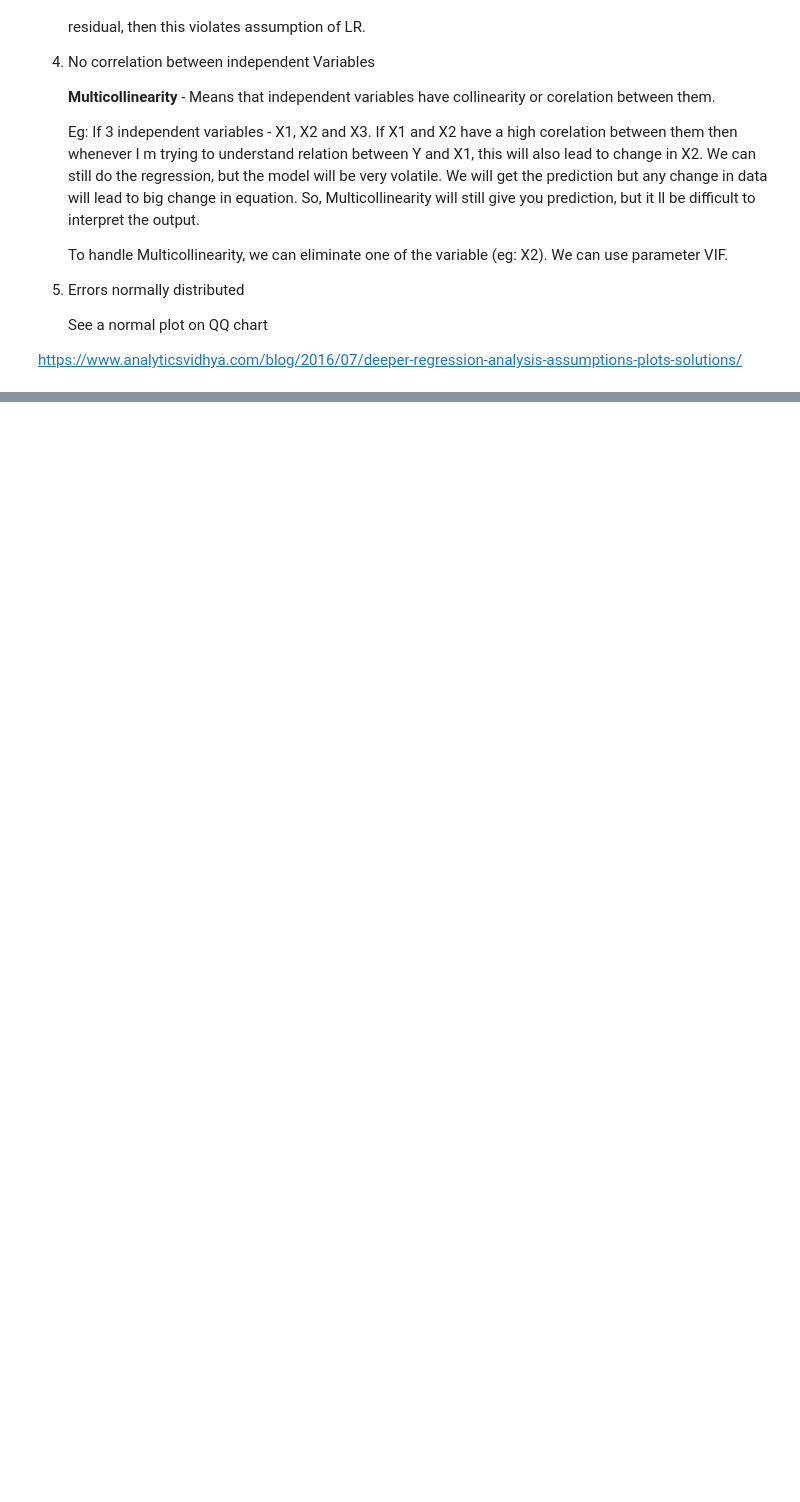
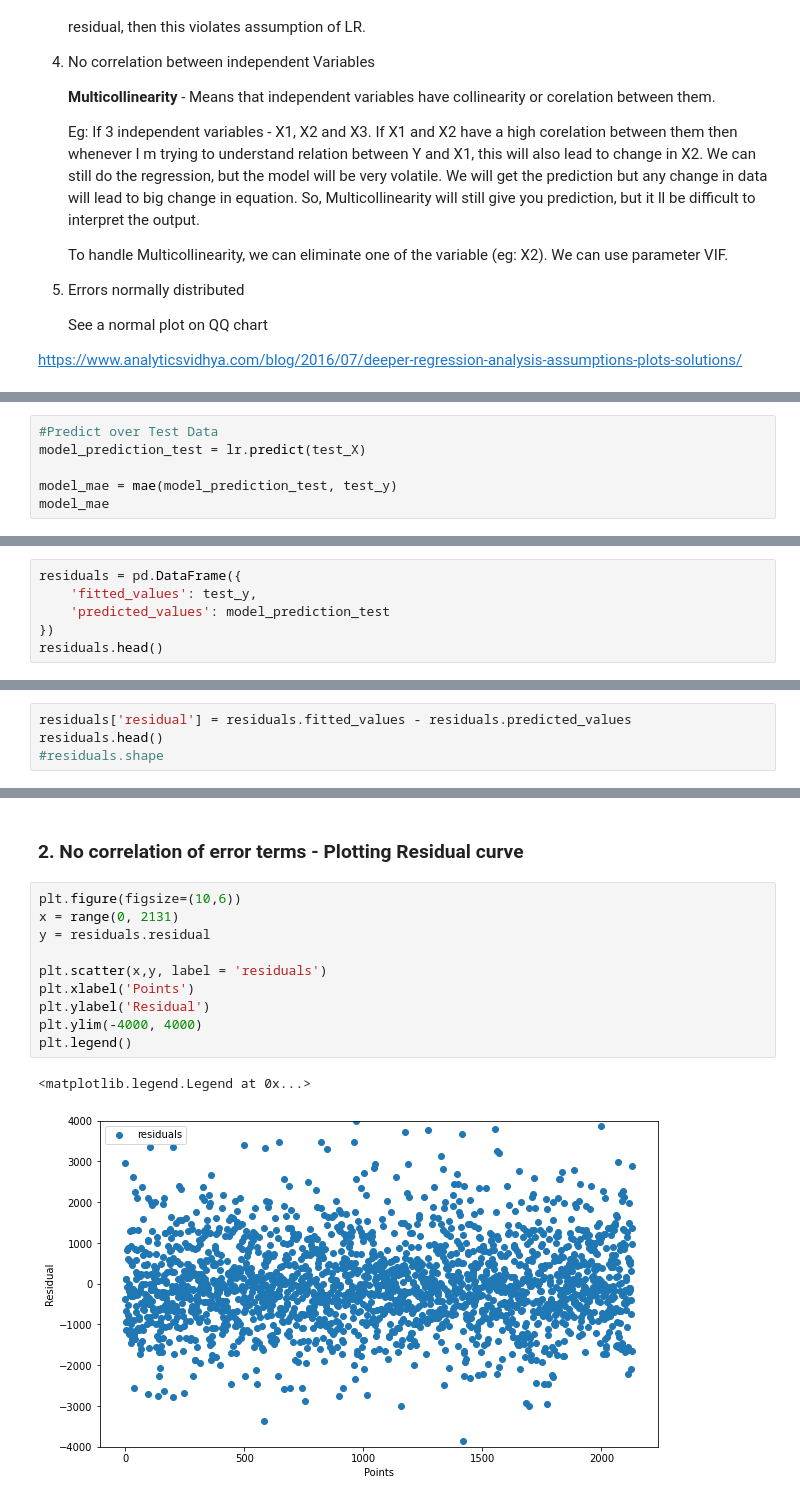
Before and after one commit to Neelam-Singhal/Linear-Models, a Jupyter notebook: LinearModel.ipynb, the cells around one changed output, grey strips where cells are left out. Saved outputs shown, nothing was run; the diff lists cells and outputs as text; blank space fills up the shorter version.

```diff
--- a/LinearModel.ipynb
+++ b/LinearModel.ipynb
@@ -191,0 +239,6 @@ https://www.analyticsvidhya.com/blog/2016/07/deeper-regression-analysis-assumpti
+# %%
+#Predict over Test Data
+model_prediction_test = lr.predict(test_X)
+
+model_mae = mae(model_prediction_test, test_y)
+model_mae
@@ -191,0 +315,6 @@ https://www.analyticsvidhya.com/blog/2016/07/deeper-regression-analysis-assumpti
+# %%
+residuals = pd.DataFrame({
+    'fitted_values': test_y,
+    'predicted_values': model_prediction_test
+})
+residuals.head()
@@ -191,0 +328,4 @@ https://www.analyticsvidhya.com/blog/2016/07/deeper-regression-analysis-assumpti
+# %%
+residuals['residual'] = residuals.fitted_values - residuals.predicted_values
+residuals.head()
+#residuals.shape
@@ -191,0 +339,15 @@ https://www.analyticsvidhya.com/blog/2016/07/deeper-regression-analysis-assumpti
+# %% [markdown]
+### 2. No correlation of error terms - Plotting Residual curve
+# %%
+plt.figure(figsize=(10,6))
+x = range(0, 2131)
+y = residuals.residual
+
+plt.scatter(x,y, label = 'residuals')
+plt.xlabel('Points')
+plt.ylabel('Residual')
+plt.ylim(-4000, 4000)
+plt.legend()
+# %% [output]
+<matplotlib.legend.Legend at 0x...>
+[figure, added]
```
Also changed, not shown: parts of 30 cells of this notebook.
